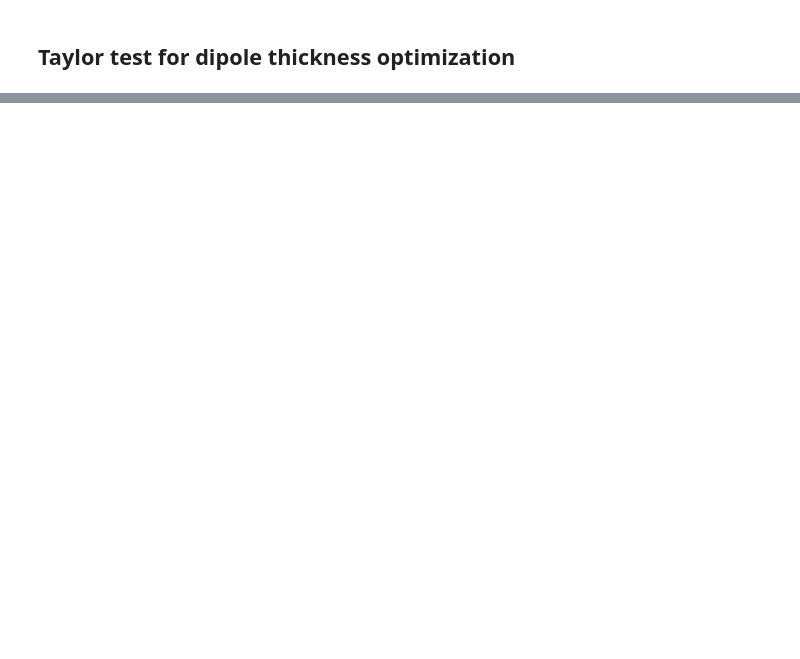
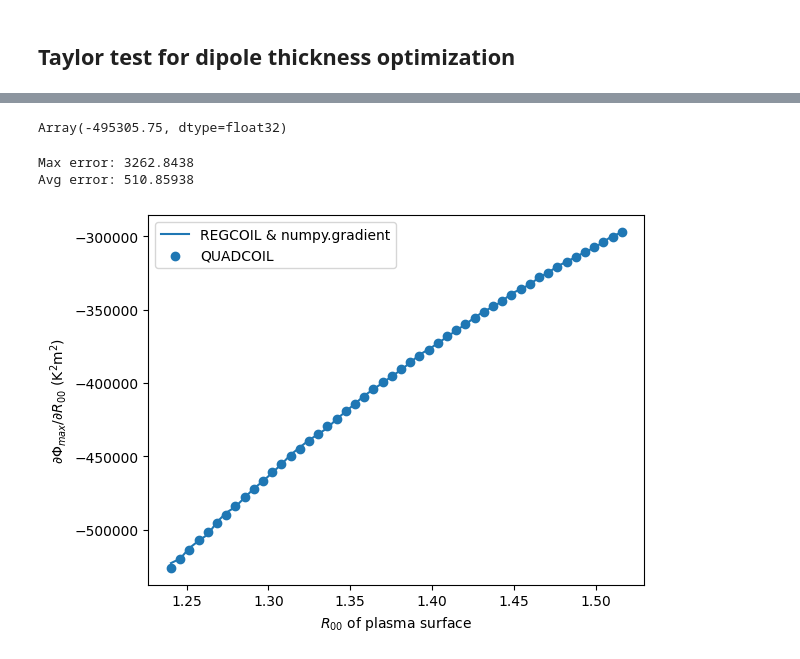
Before and after one commit to lankef/quadcoil, a Jupyter notebook: examples/dipole_density.ipynb, the cells around one changed output, grey strips where cells are left out. Saved outputs shown, nothing was run; the diff lists cells and outputs as text; code cells hidden in the pictures; blank space fills up the shorter version.

```diff
--- a/examples/dipole_density.ipynb
+++ b/examples/dipole_density.ipynb
@@ -525,9 +493,19 @@ plt.plot(plasma_dof_0_list, f_max_Phi_test_list)
+# %%
+f_max_Phi_diff_test_list[5]
+# %% [output]
+Array(-495305.75, dtype=float32)
 # %%
 grad_f_max_Phi = jnp.gradient(f_max_Phi_test_list.flatten(), plasma_dof_0_list[1]-plasma_dof_0_list[0])
 plt.plot(plasma_dof_0_list, grad_f_max_Phi, label='REGCOIL & numpy.gradient')
-plt.plot(plasma_dof_0_list, f_max_Phi_diff_test_list, label='QUADCOIL', linestyle='dashed')
+plt.scatter(plasma_dof_0_list, f_max_Phi_diff_test_list, label='QUADCOIL')
+# plt.plot(plasma_dof_0_list, f_max_Phi_diff_test_list2, label='QUADCOIL2', linestyle='dashed')
 plt.xlabel('$R_{00}$ of plasma surface')
 plt.ylabel(r'$\partial \Phi_{max}/\partial R_{00}$ (K$^2$m$^2$)')
+# plt.ylim(jnp.min(grad_f_max_Phi), jnp.max(grad_f_max_Phi))
 plt.legend()
 print('Max error:', jnp.max(jnp.abs(grad_f_max_Phi - f_max_Phi_diff_test_list)))
 print('Avg error:', jnp.average(jnp.abs(grad_f_max_Phi - f_max_Phi_diff_test_list)))
+# %% [output]
+Max error: 3262.8438
+Avg error: 510.85938
+[figure, added]
```
Also changed, not shown: parts of 25 cells of this notebook, 9 other files.
